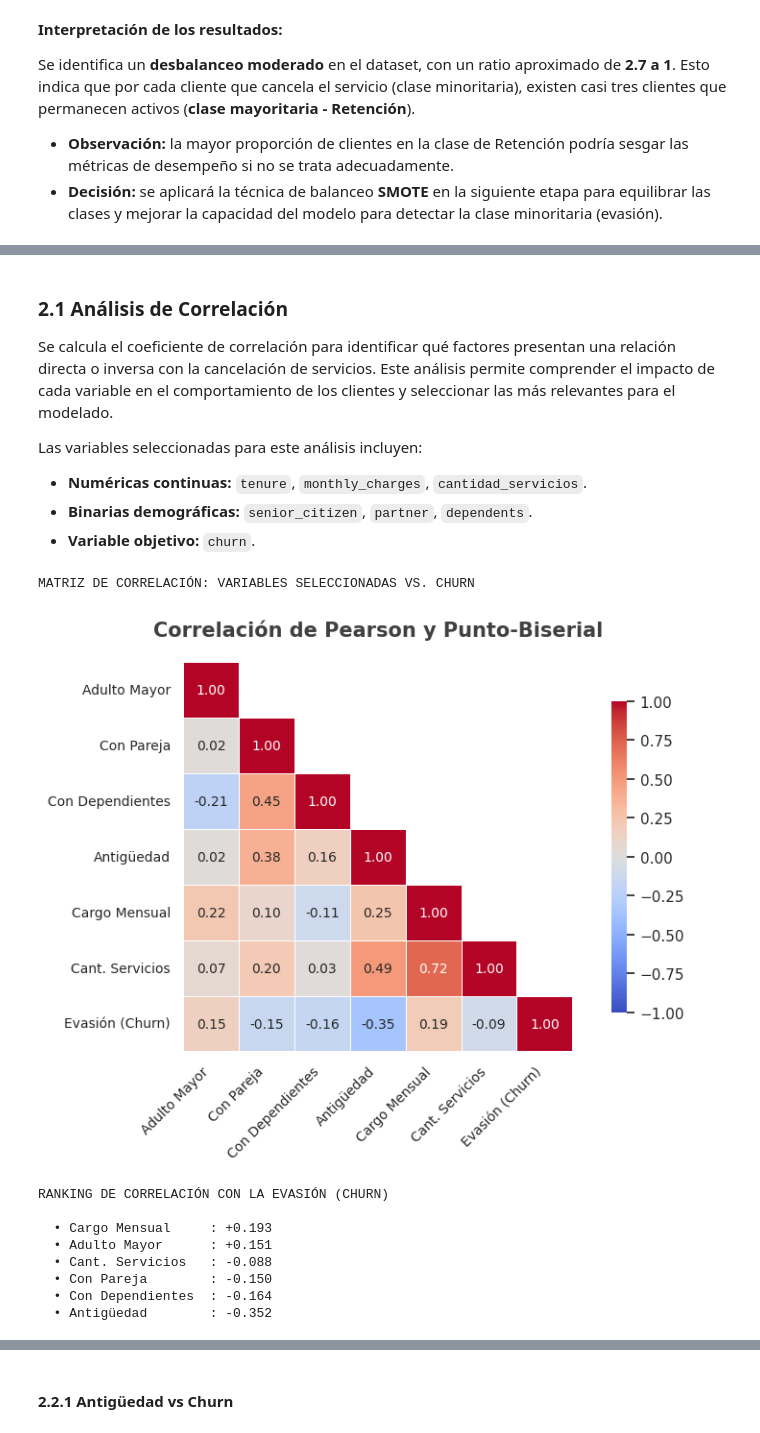
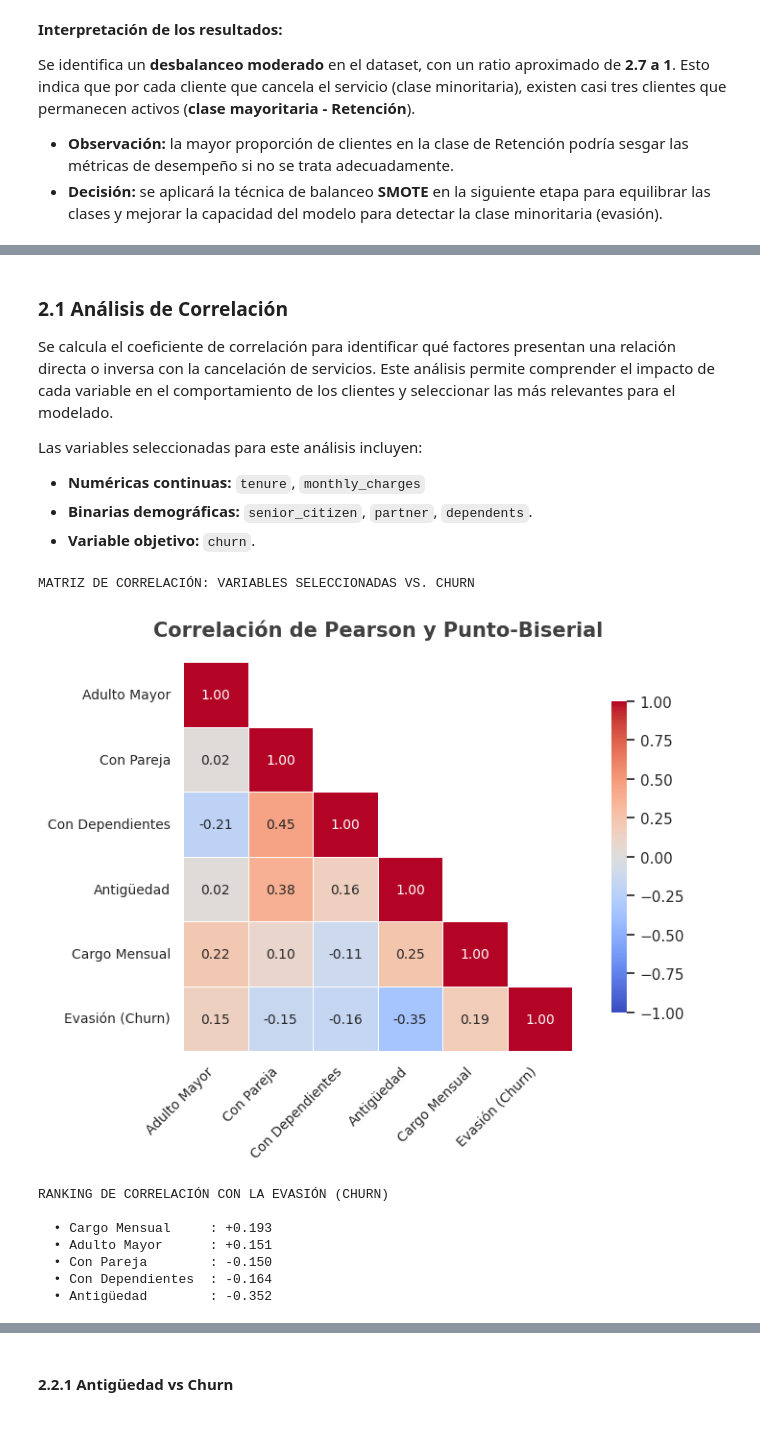
Before and after one commit to Aiello-M/Challenge-TelecomX_Parte2, a Jupyter notebook: Challenge_TelecomX_Parte2.ipynb, the cells around one changed output, grey strips where cells are left out. Drawn from its saved outputs; the diff is of its cells as text; code cells hidden in the pictures.

Commit message:
Eliminar columna y subir Informe Final
Eliminación de 'cantidad_servicios' por multicolinealidad, actualización de fases y realización del Informe Final.

```diff
--- a/Challenge_TelecomX_Parte2.ipynb
+++ b/Challenge_TelecomX_Parte2.ipynb
@@ -193,7 +198,7 @@ no tienne un impacto significativo en el comportamiento de evasión de los clien
 print('Eliminación de columnas irrelevantes\n')
 
 # columnas a eliminar
-columnas_a_eliminar = ['customer_id', 'total_charges', 'cuentas_diarias', 'gender', 'phone_service']
+columnas_a_eliminar = ['customer_id', 'total_charges', 'cuentas_diarias', 'gender', 'phone_service', 'cantidad_servicios']
 print(f"• Columnas a eliminar: {columnas_a_eliminar}\n")
 
 # eliminación de columnas
@@ -468,7 +455,7 @@ A partir del dataset preparado y estandarizado, se analizan las relaciones entre
 Se calcula el coeficiente de correlación para identificar qué factores presentan una relación directa o inversa con la cancelación de servicios. Este análisis permite comprender el impacto de cada variable en el comportamiento de los clientes y seleccionar las más relevantes para el modelado.
 
 Las variables seleccionadas para este análisis incluyen:
-* **Numéricas continuas:** `tenure`, `monthly_charges`, `cantidad_servicios`.
+* **Numéricas continuas:** `tenure`, `monthly_charges`
 * **Binarias demográficas:** `senior_citizen`, `partner`, `dependents`.
 * **Variable objetivo:** `churn`.
 # %%
@@ -481,7 +468,7 @@ print('MATRIZ DE CORRELACIÓN: VARIABLES SELECCIONADAS VS. CHURN\n\n')
 
 # seleccionar variables para correlación (estandarizadas + binarias)
 vars_corr = ['senior_citizen', 'partner', 'dependents',
-             'tenure', 'monthly_charges', 'cantidad_servicios', 'churn']
+             'tenure', 'monthly_charges', 'churn']
 
 # nombres legibles para el gráfico
 nombres = {
@@ -490,7 +477,6 @@ nombres = {
     'dependents': 'Con Dependientes',
     'tenure': 'Antigüedad',
     'monthly_charges': 'Cargo Mensual',
-    'cantidad_servicios': 'Cant. Servicios',
     'churn': 'Evasión (Churn)'
 }
 
@@ -502,39 +488,38 @@ matriz_corr = matriz_corr.rename(columns=nombres, index=nombres)
 sns.set_theme(style="white")
 fig, ax = plt.subplots(figsize=(9, 6))
 mask = np.triu(np.ones_like(matriz_corr, dtype=bool), k=1)
 
 # Heatmap
 sns.heatmap(matriz_corr, mask=mask, annot=True, fmt=".2f",
             cmap="coolwarm", vmin=-1, vmax=1, center=0,
             square=True, linewidths=0.5, cbar_kws={"shrink": 0.8},
             annot_kws={"size": 10}, ax=ax)
 
 ax.set_title("Correlación de Pearson y Punto-Biserial",
              fontsize=15, fontweight='bold', pad=20, color='#404040')
 plt.xticks(rotation=45, ha='right', fontsize=10)
 plt.yticks(rotation=0, fontsize=10)
 sns.despine(left=True, bottom=True)
 
 plt.tight_layout()
 plt.show()
 
 
 # Ranking de correlación con churn
 print('\n\nRANKING DE CORRELACIÓN CON LA EVASIÓN (CHURN)\n')
 
 # se filtra columna churn y se ordena
 corr_churn = matriz_corr['Evasión (Churn)'].drop('Evasión (Churn)').sort_values(ascending=False)
 for var, valor in corr_churn.items():
     signo = "+" if valor > 0 else ""
     print(f"  • {var:18s}: {signo}{valor:.3f}")
 # %% [output]
 MATRIZ DE CORRELACIÓN: VARIABLES SELECCIONADAS VS. CHURN
-[figure, old version]
+[figure, new version]
 RANKING DE CORRELACIÓN CON LA EVASIÓN (CHURN)
 
   • Cargo Mensual     : +0.193
   • Adulto Mayor      : +0.151
-  • Cant. Servicios   : -0.088
   • Con Pareja        : -0.150
   • Con Dependientes  : -0.164
   • Antigüedad        : -0.352
```
Also changed, not shown: parts of 50 cells of this notebook.
